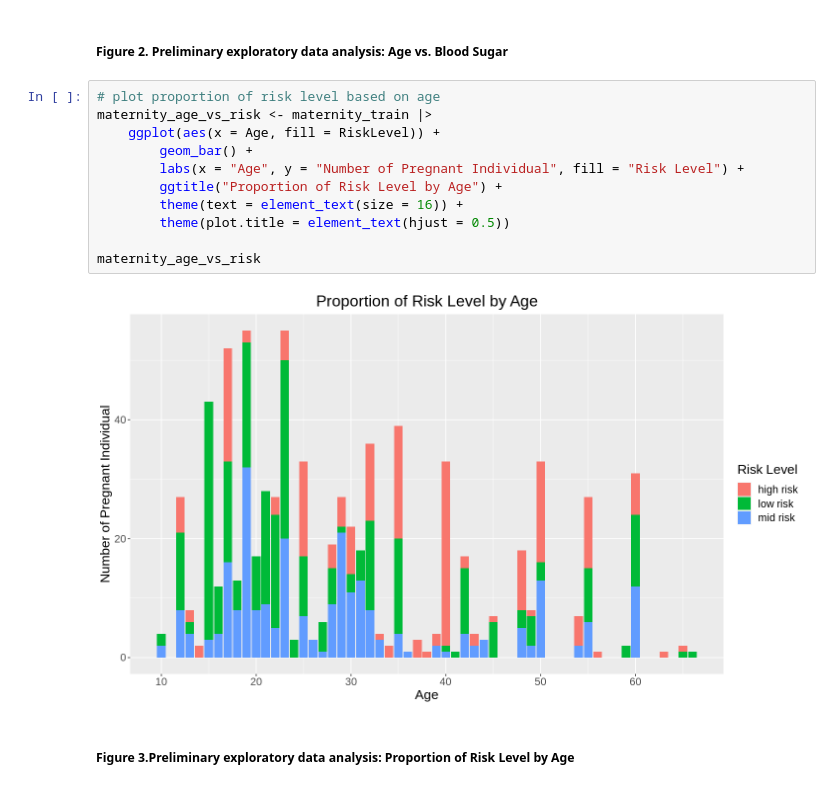
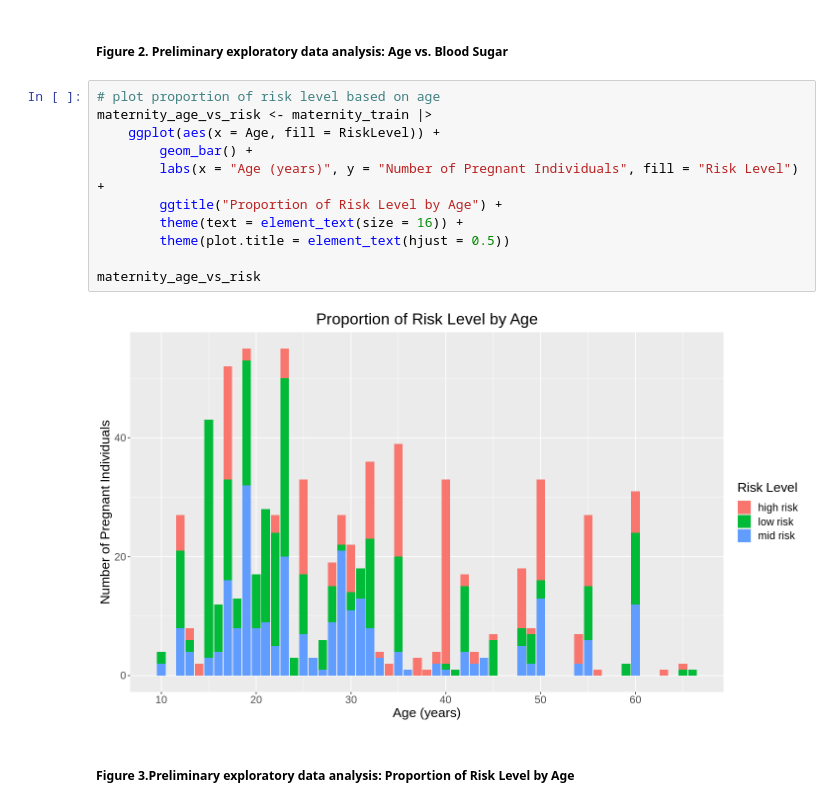
Before and after one commit to rukabii/dsci-100-group-project-006-29, a Jupyter notebook: Group_Project_Report.ipynb, the cells around one changed output. Saved outputs shown, nothing was run; the diff lists cells and outputs as text.

Commit message:
Added units to risk level by age plot

```diff
--- a/Group_Project_Report.ipynb
+++ b/Group_Project_Report.ipynb
@@ -179,16 +197,16 @@ maternity_BS_vs_Age
 # %%
 # plot proportion of risk level based on age
 maternity_age_vs_risk <- maternity_train |>
     ggplot(aes(x = Age, fill = RiskLevel)) +
         geom_bar() +
-        labs(x = "Age", y = "Number of Pregnant Individual", fill = "Risk Level") +
+        labs(x = "Age (years)", y = "Number of Pregnant Individuals", fill = "Risk Level") +
         ggtitle("Proportion of Risk Level by Age") +
         theme(text = element_text(size = 16)) +
         theme(plot.title = element_text(hjust = 0.5))
 
 maternity_age_vs_risk
 # %% [output]
-[figure, old version]
+[figure, new version]
 # %% [markdown]
 ##### Figure 3.Preliminary exploratory data analysis: Proportion of Risk Level by Age
 # %%
```
Also changed, not shown: parts of 1 cell of this notebook.
